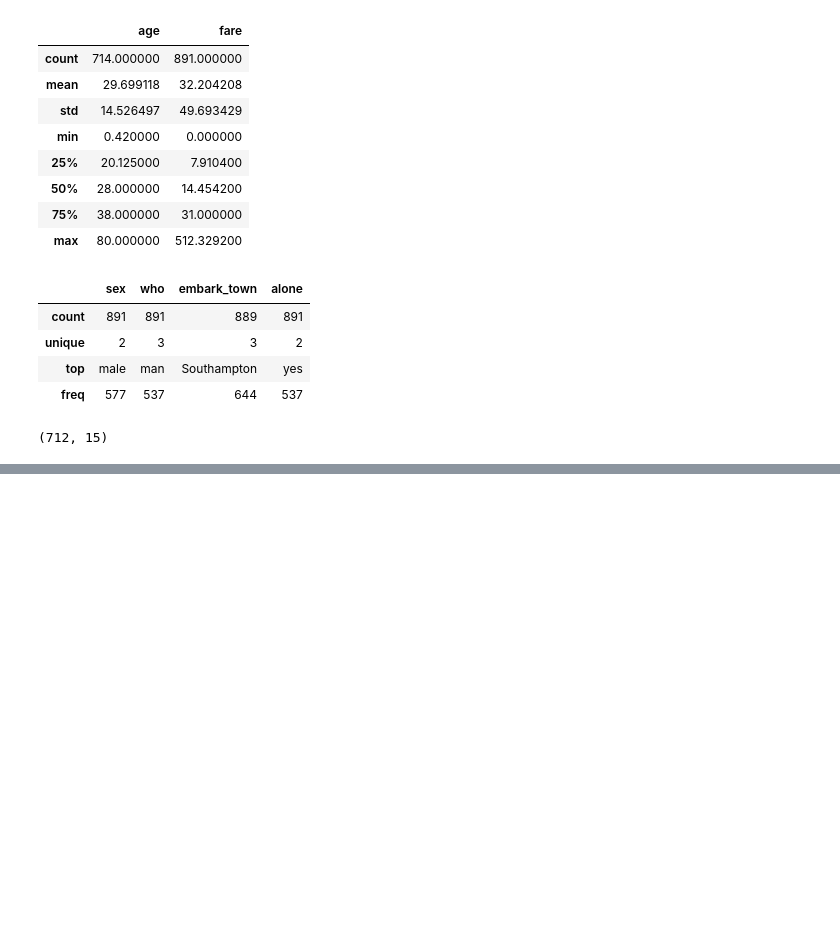
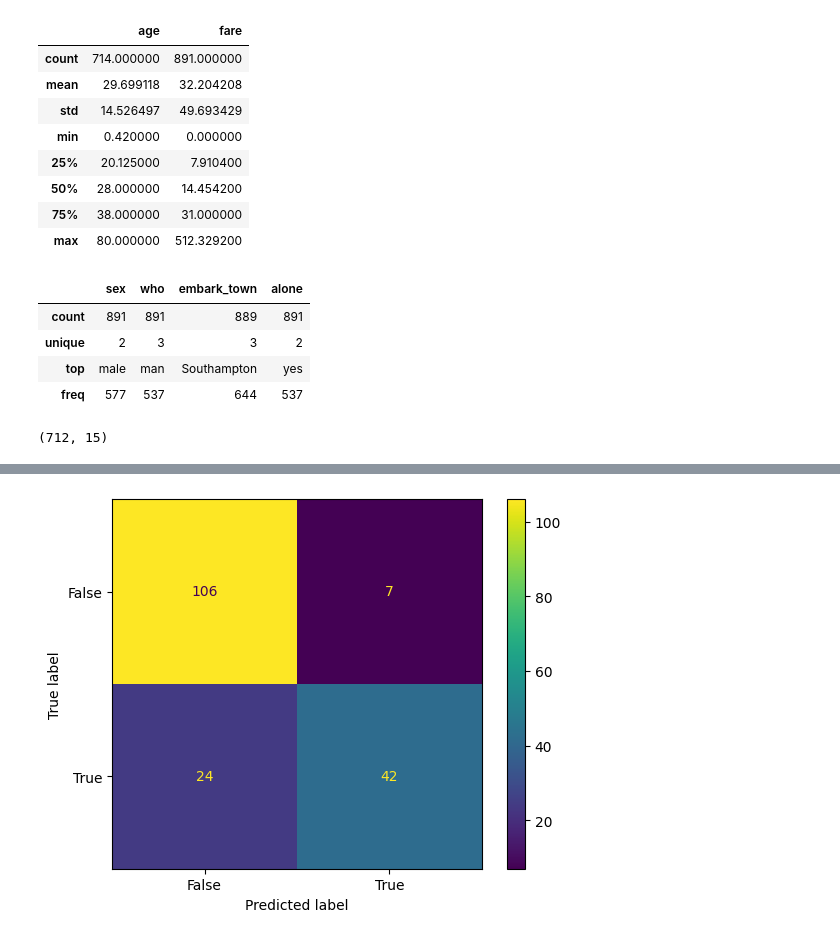
Before and after one commit to karenmoreno17/Informe-Machine-Learning, a Jupyter notebook: punto1.ipynb, the cells around one changed output, grey strips where cells are left out. Saved outputs shown, nothing was run; the diff lists cells and outputs as text; code cells hidden in the pictures; blank space fills up the shorter version.

```diff
--- a/punto1.ipynb
+++ b/punto1.ipynb
@@ -257,0 +326,5 @@ scoreRed05.mean()
+# %%
+# Con el tercer modelo.
+
+Y_predRed03 = terceraRed.predict(X_test)
+Y_predRed03
@@ -257,0 +472,15 @@ scoreRed05.mean()
+# %%
+# Matriz de confusión del tercer modelo
+
+import matplotlib.pyplot as plt
+import numpy as pd
+from sklearn import metrics
+
+matrizConfusion03 = metrics.confusion_matrix(Y_test, Y_predRed03)
+
+cm_display = metrics.ConfusionMatrixDisplay(confusion_matrix = matrizConfusion03, display_labels = [False, True])
+
+cm_display.plot()
+plt.show()
+# %% [output]
+[figure, added]
```
Also changed, not shown: parts of 30 cells of this notebook.
